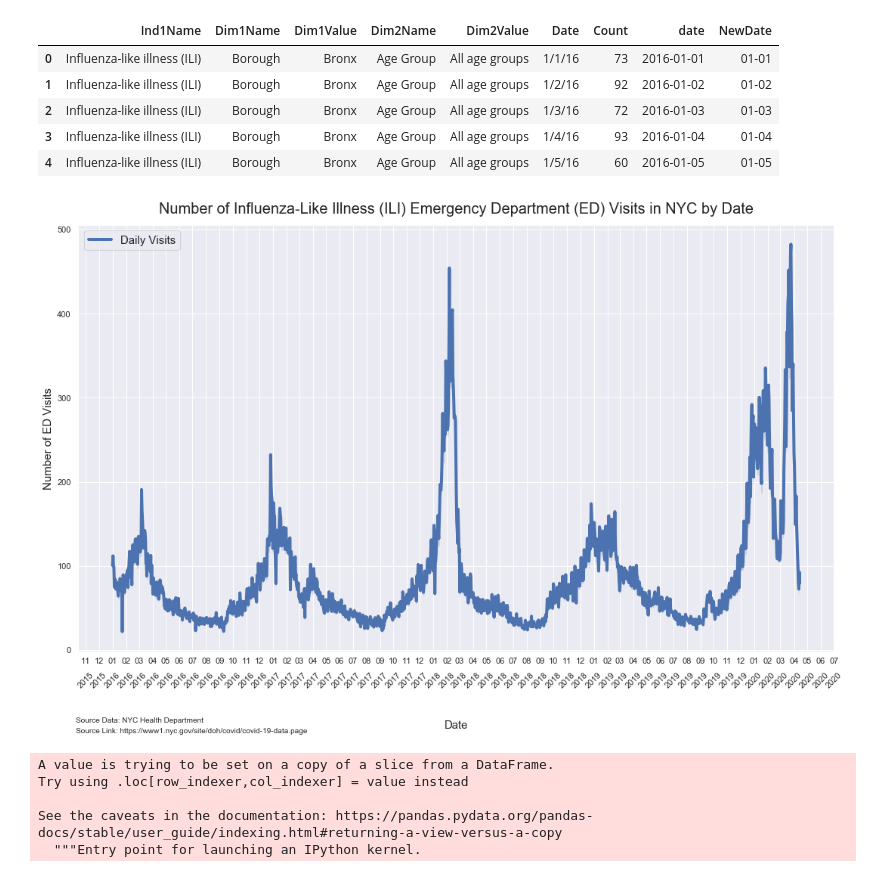
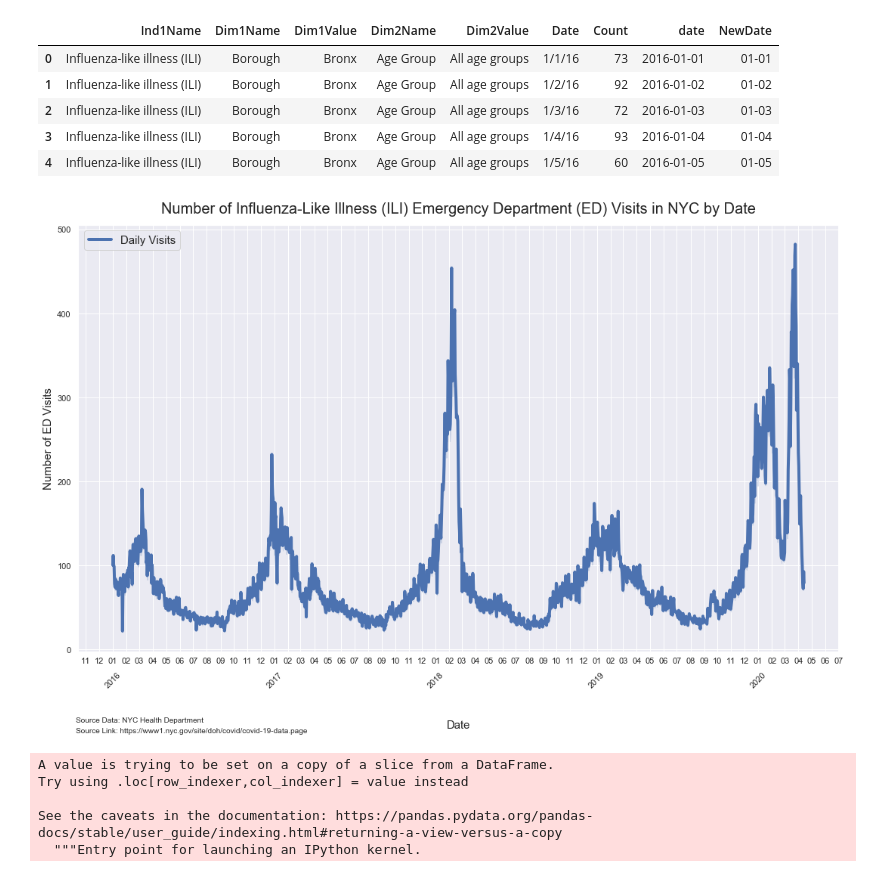
Before and after one commit to mebauer/covid-19-nyc, a Jupyter notebook: covid-19-nyc.ipynb, the cells around one changed output. Cells and saved outputs as stored; diff of their text form; code cells hidden in the pictures.

```diff
--- a/covid-19-nyc.ipynb
+++ b/covid-19-nyc.ipynb
@@ -609,35 +609,35 @@ all_age_groups.head()
 fig, ax1 = plt.subplots(figsize=(15,10))
 txt = ('Source Data: NYC Health Department')
 txt2 = ('Source Link: https://www1.nyc.gov/site/doh/covid/covid-19-data.page')
 
 sns.lineplot(x="date",
             y="Count",
             color="C0",
             data=all_age_groups, linewidth=4, ci=False, label = 'Daily Visits')
 
 ax1.xaxis.set_minor_locator(dates.MonthLocator())
 ax1.xaxis.set_minor_formatter(dates.DateFormatter('%m'))
 ax1.xaxis.grid(True, which="major")
-ax1.xaxis.set_major_locator(dates.MonthLocator())
+ax1.xaxis.set_major_locator(dates.YearLocator())
 ax1.xaxis.set_major_formatter(dates.DateFormatter('%Y'))
 ax1.get_yaxis().set_major_formatter(matplotlib.ticker.FuncFormatter(lambda x, p: format(int(x), ',')))
 ax1.xaxis.labelpad = 40
 
 plt.xticks(rotation=45)
 ax1.grid(axis='x', which='minor')
 ax1.tick_params(axis='x', which='major', pad=20)
 
 leg = ax1.legend(loc='upper left', fontsize=15)
 
 ax1.set_xlabel('Date', fontsize=15)
 ax1.set_ylabel('Number of ED Visits', fontsize=15)
 plt.title('Number of Influenza-Like Illness (ILI) Emergency Department (ED) Visits in NYC by Date', pad = 15, fontsize=20)
 plt.figtext(0.05, 0.03, txt, wrap=True, horizontalalignment='left', fontsize=10)
 plt.figtext(0.05, 0.01, txt2, wrap=True, horizontalalignment='left', fontsize=10)
 
 plt.tight_layout()
 # %% [output]
-[figure, old version]
+[figure, new version]
 # %%
 all_age_groups['7_day_rolling_average'] = all_age_groups.Count.rolling(7).mean()
 # %% [output]
```
Also changed, not shown: parts of 16 cells of this notebook, 2 other files.
